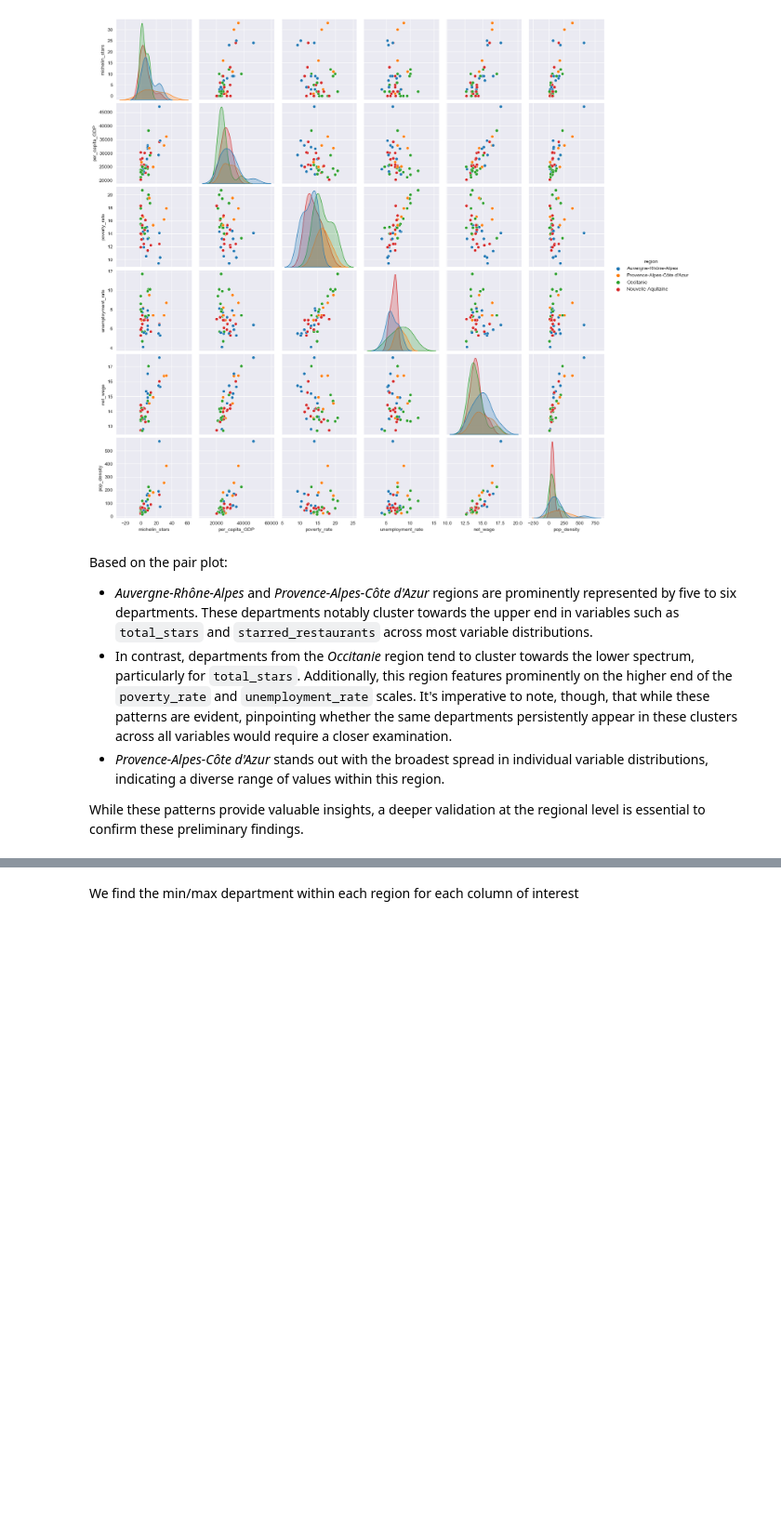
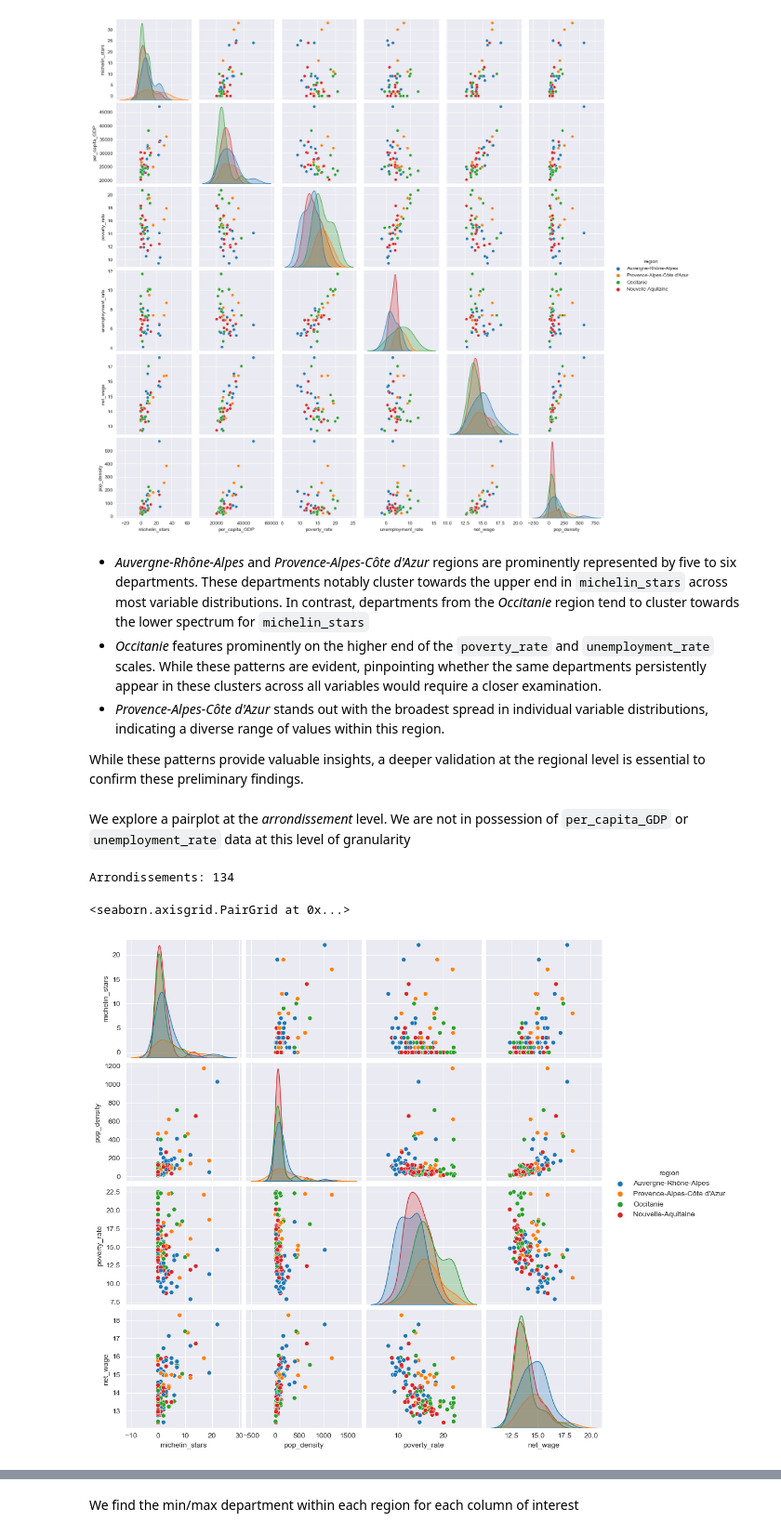
Before and after one commit to pineapple-bois/Michelin_Rated_Restaurants, a Jupyter notebook: Notebooks/France/France_Analysis.ipynb, the cells around one changed output, grey strips where cells are left out. Shown at 93% size. Drawn from its saved outputs; the diff is of its cells as text; code cells hidden in the pictures; blank space fills up the shorter version.

```diff
--- a/Notebooks/France/France_Analysis.ipynb
+++ b/Notebooks/France/France_Analysis.ipynb
@@ -31,0 +43,4 @@ dept_short.head(3)
+# %%
+# Load GeoJSON arrondissement data
+arrondissements = gpd.read_file("../../data/France/arrondissement_restaurants.geojson")
+print(arrondissements.columns.tolist())
@@ -31,0 +49,4 @@ dept_short.head(3)
+# %%
+# For pair plots we remove the individual 'star' counts and drop least interesting columns for brevity
+arron_short = arrondissements.drop(columns=['bib_gourmand', '1_star', '2_star', '3_star',
+                                            'starred_restaurants', 'municipal_population'])
@@ -59,5 +95,9 @@ column_dictionary = {'total_stars': 'michelin_stars',
 dept_short.rename(columns=column_dictionary, inplace=True)
 departments.rename(columns=column_dictionary, inplace=True)
+# %%
+# Arrondissements
+arron_short.rename(columns=column_dictionary, inplace=True)
+arrondissements.rename(columns=column_dictionary, inplace=True)
 # %% [markdown]
 ----
 &nbsp;
@@ -97,12 +137,19 @@ Departments: 43
 <seaborn.axisgrid.PairGrid at 0x...>
 [figure]
 # %% [markdown]
-Based on the pair plot:
-
-- *Auvergne-Rhône-Alpes* and *Provence-Alpes-Côte d'Azur* regions are prominently represented by five to six departments. These departments notably cluster towards the upper end in variables such as `total_stars` and `starred_restaurants` across most variable distributions.
+- *Auvergne-Rhône-Alpes* and *Provence-Alpes-Côte d'Azur* regions are prominently represented by five to six departments. These departments notably cluster towards the upper end in `michelin_stars` across most variable distributions. In contrast, departments from the *Occitanie* region tend to cluster towards the lower spectrum for `michelin_stars`
 &nbsp;
-- In contrast, departments from the *Occitanie* region tend to cluster towards the lower spectrum, particularly for `total_stars`. Additionally, this region features prominently on the higher end of the `poverty_rate` and `unemployment_rate` scales. It's imperative to note, though, that while these patterns are evident, pinpointing whether the same departments persistently appear in these clusters across all variables would require a closer examination.
+- *Occitanie* features prominently on the higher end of the `poverty_rate` and `unemployment_rate` scales. While these patterns are evident, pinpointing whether the same departments persistently appear in these clusters across all variables would require a closer examination.
 &nbsp;
 - *Provence-Alpes-Côte d'Azur* stands out with the broadest spread in individual variable distributions, indicating a diverse range of values within this region.
 
 While these patterns provide valuable insights, a deeper validation at the regional level is essential to confirm these preliminary findings.
+# %% [markdown]
+We explore a pairplot at the *arrondissement* level. We are not in possession of `per_capita_GDP` or `unemployment_rate` data at this level of granularity
+# %%
+print(f"Arrondissements: {south_arron.arrondissement.nunique()}")
+sns.pairplot(south_arron, hue='region')
+# %% [output]
+Arrondissements: 134
+<seaborn.axisgrid.PairGrid at 0x...>
+[figure, added]
```
Also changed, not shown: parts of 35 cells of this notebook, 1 other file.
